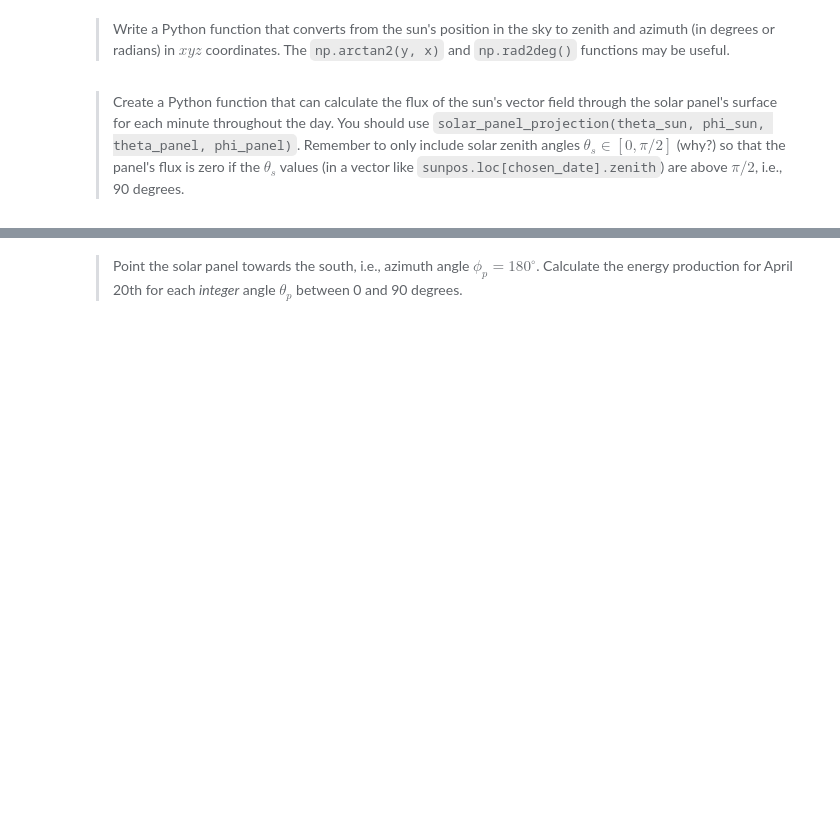
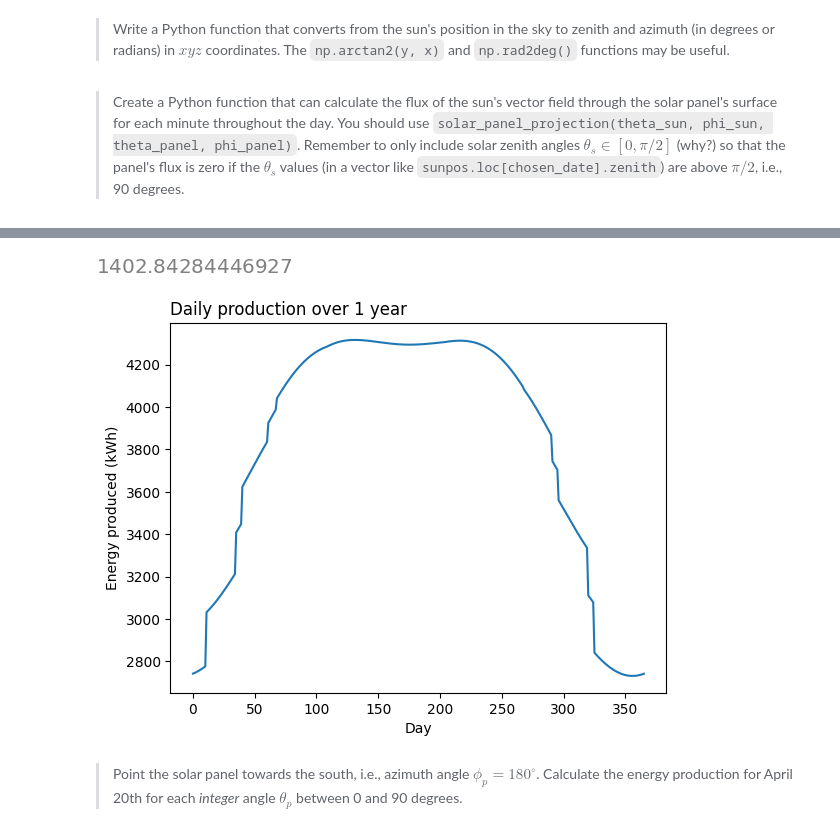
Before and after one commit to Romultra/Ultra-solar-panels, a Jupyter notebook: Questions.ipynb, the cells around one changed output, grey strips where cells are left out. Saved outputs shown, nothing was run; the diff lists cells and outputs as text; code cells hidden in the pictures; blank space fills up the shorter version.

```diff
--- a/Questions.ipynb
+++ b/Questions.ipynb
@@ -372,3 +376,73 @@ flux_function(180, 45, 0.5, 1, 1, sunpos)/1000
+# %%
+#   *****    Returns the daily production as a list and the total energy produced    ******
+
+def flux_function_daily_prod(azimuth_panel, alpha_panel, A0, L, B, sunpos):
+    energy = 0
+    daily_energy = 0
+    hours_counter = 0
+    daily_energy_prod = []
+
+    # Creates the normal vector of the panel with the provided angles
+    panel = panel_normal_np(azimuth_panel, alpha_panel)
+
+    # sunpos = sunpos[sunpos['apparent_elevation'] > 0]
+
+    alpha = np.deg2rad(sunpos.apparent_elevation)
+    azimuth = np.deg2rad(sunpos.azimuth)
+
+    cos_azimuth = np.cos(azimuth)
+    sin_azitmuth = np.sin(azimuth)
+    tan_alpha = np.tan(alpha)
+
+    solar_flux_array = np.array([cos_azimuth, sin_azitmuth, tan_alpha])
+
+    for i in range(len(alpha)):
+        if hours_counter == 24:
+            hours_counter = 0
+            daily_energy_prod.append(daily_energy)
+            energy += daily_energy
+            daily_energy = 0
+
+        if alpha.iloc[i] > 0:
+            solar_flux = solar_flux_array[:, i]*1100 / np.linalg.norm(solar_flux_array[:, i])
+            daily_energy += max(0, np.dot(panel, solar_flux))*A0*L*B
+
+        hours_counter += 1
+
+    daily_energy_prod.append(daily_energy)
+    energy += daily_energy
+
+    return energy, daily_energy_prod
+
+
+timezone = "Europe/Copenhagen"
+start_date = "2024-01-01"
+end_date = "2024-12-31"
+delta_time = "H"  # "Min", "H",
+
+# Definition of Location object. Coordinates and elevation of Amager, Copenhagen (Denmark)
+site = Location(
+    55.785469, 12.519103, timezone, 21, "DTU (DK)"
+)  # latitude, longitude, time_zone, altitude, name
+
+# Definition of a time range of simulation
+times = pd.date_range(
+    start_date + " 00:00:00", end_date + " 23:59:00", freq=delta_time, tz=timezone
+)
+
+sunpos = site.get_solarposition(times)
+result = flux_function_daily_prod(180, 45, 0.5, 1, 1, sunpos)
+display(result[0]/1000)
+
+plt.title("Daily production over 1 year", loc = 'left')
+plt.xlabel("Day")
+plt.ylabel("Energy produced (kWh)")
+
+plt.plot(result[1])
+plt.show()
+# %% [output]
+[figure, added]
+[figure, added]
 # %% [markdown]
 > Point the solar panel towards the south, i.e., azimuth angle $\phi_p = 180^\circ$. Calculate the energy production for April 20th for each *integer* angle $\theta_p$ between 0 and 90 degrees.
 # %%
```
Also changed, not shown: parts of 2 cells of this notebook, 1 other file.
